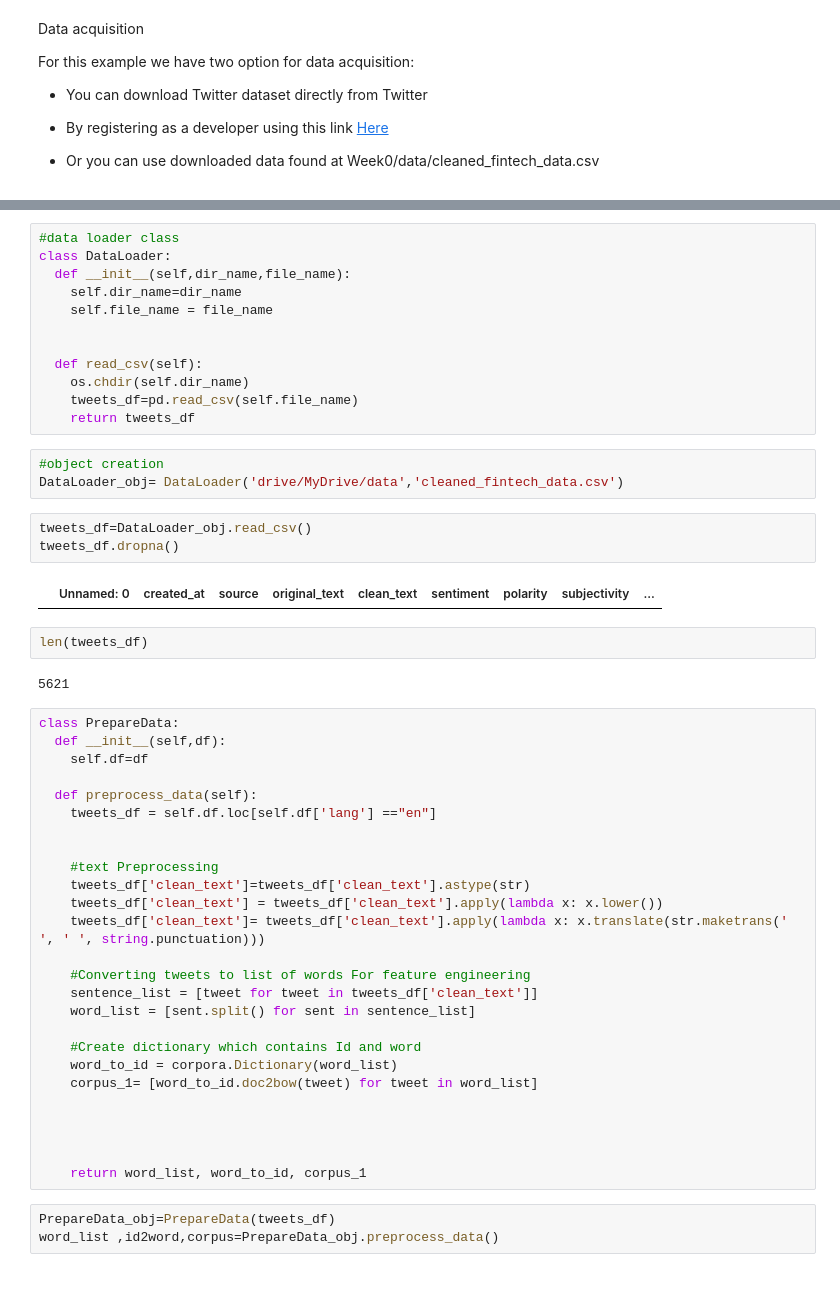
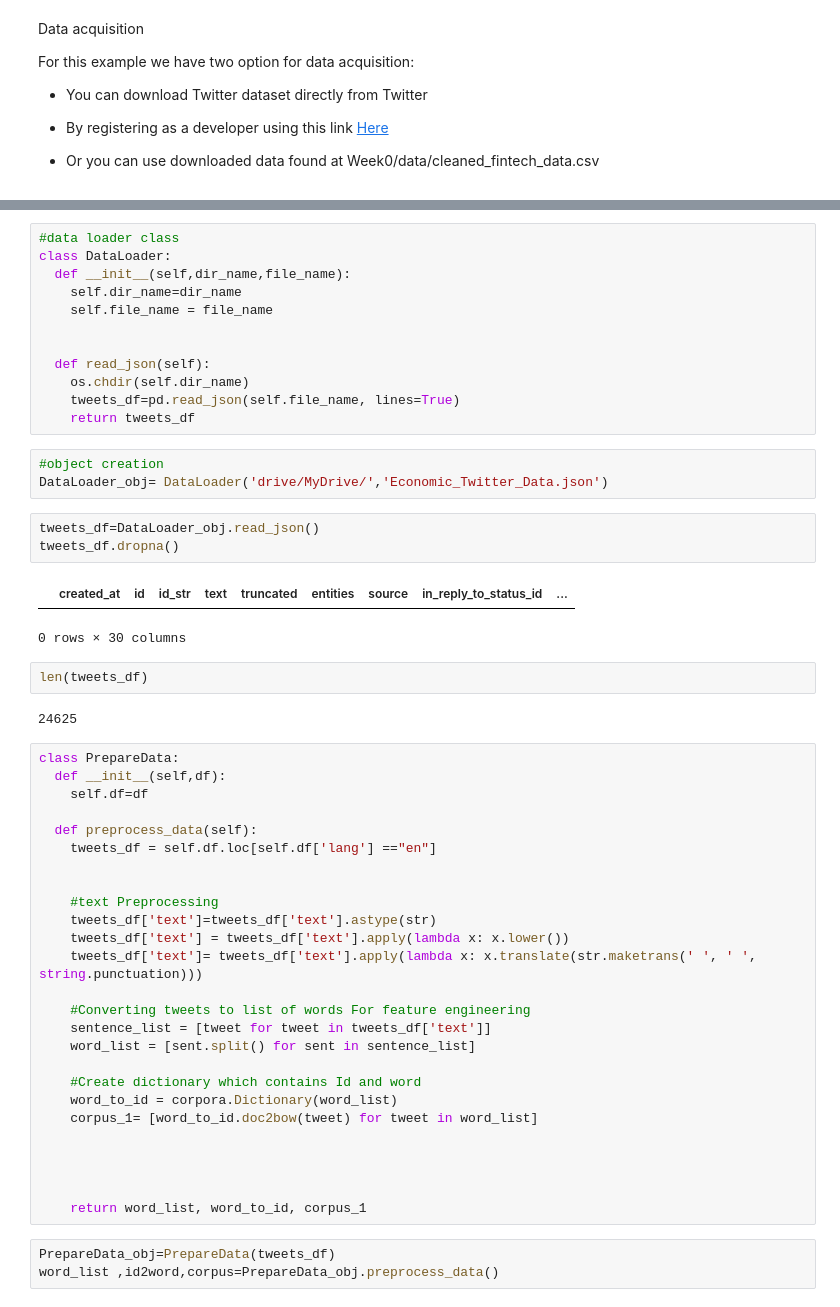
Before and after one commit to bashirk/sentiment_analysis, a Jupyter notebook: Modeling_Twitter.ipynb, the cells around one changed output, grey strips where cells are left out. Saved outputs shown, nothing was run; the diff lists cells and outputs as text.

```diff
--- a/Modeling_Twitter.ipynb
+++ b/Modeling_Twitter.ipynb
@@ -75,22 +75,23 @@ class DataLoader:
     self.file_name = file_name
 
 
-  def read_csv(self):
+  def read_json(self):
     os.chdir(self.dir_name)
-    tweets_df=pd.read_csv(self.file_name)
+    tweets_df=pd.read_json(self.file_name, lines=True)
     return tweets_df
 # %%
 #object creation
-DataLoader_obj= DataLoader('drive/MyDrive/data','cleaned_fintech_data.csv')
+DataLoader_obj= DataLoader('drive/MyDrive/','Economic_Twitter_Data.json')
 # %%
-tweets_df=DataLoader_obj.read_csv()
+tweets_df=DataLoader_obj.read_json()
 tweets_df.dropna()
 # %% [output]
-|  | Unnamed: 0 | created_at | source | original_text | clean_text | sentiment | polarity | subjectivity | ... |
+|  | created_at | id | id_str | text | truncated | entities | source | in_reply_to_status_id | ... |
+0 rows × 30 columns
 # %%
 len(tweets_df)
 # %% [output]
-5621
+24625
 # %%
 class PrepareData:
   def __init__(self,df):
@@ -101,12 +102,12 @@ class PrepareData:
 
 
     #text Preprocessing
-    tweets_df['clean_text']=tweets_df['clean_text'].astype(str)
-    tweets_df['clean_text'] = tweets_df['clean_text'].apply(lambda x: x.lower())
-    tweets_df['clean_text']= tweets_df['clean_text'].apply(lambda x: x.translate(str.maketrans(' ', ' ', string.punctuation)))
+    tweets_df['text']=tweets_df['text'].astype(str)
+    tweets_df['text'] = tweets_df['text'].apply(lambda x: x.lower())
+    tweets_df['text']= tweets_df['text'].apply(lambda x: x.translate(str.maketrans(' ', ' ', string.punctuation)))
 
     #Converting tweets to list of words For feature engineering
-    sentence_list = [tweet for tweet in tweets_df['clean_text']]
+    sentence_list = [tweet for tweet in tweets_df['text']]
     word_list = [sent.split() for sent in sentence_list]
 
     #Create dictionary which contains Id and word
```
Also changed, not shown: parts of 7 cells of this notebook.
